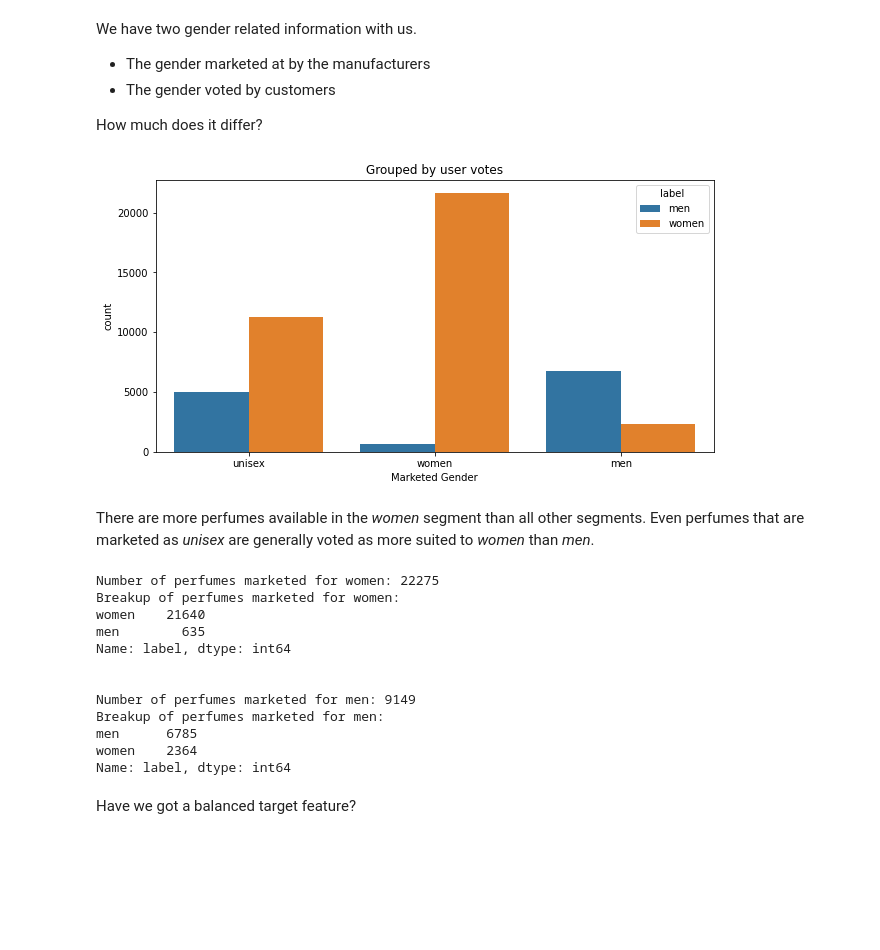
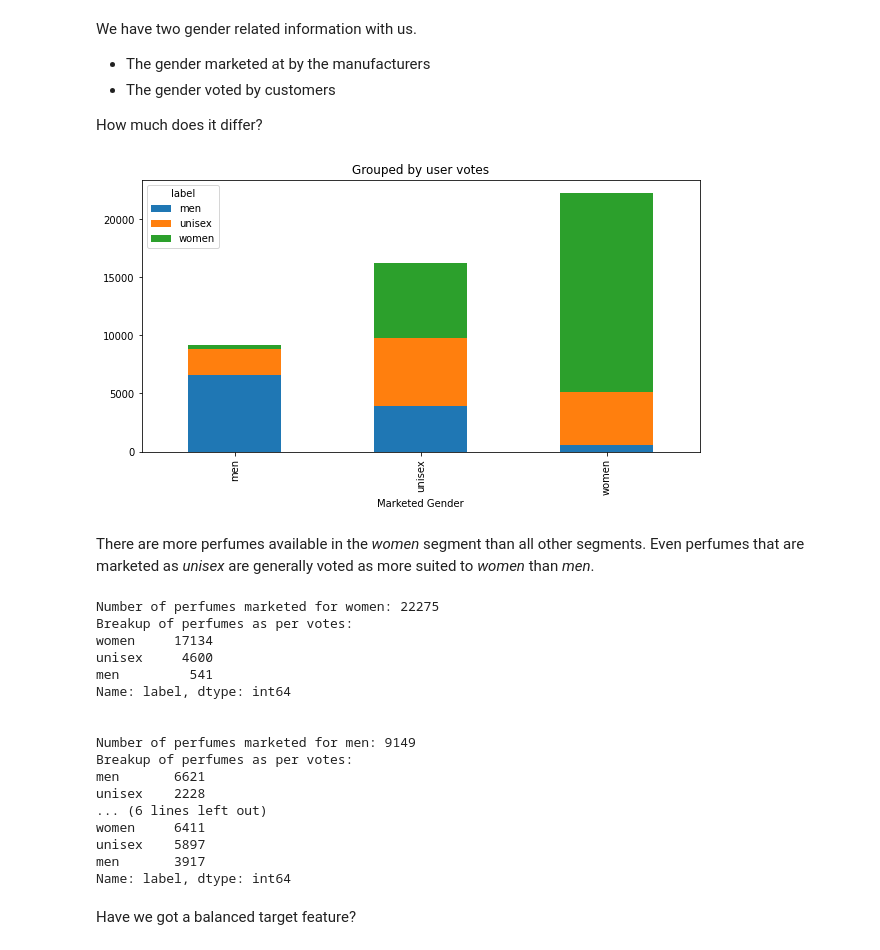
Before and after one commit to rporuthur/Springboard, a Jupyter notebook: SecondCapstone/notebook/3_EDA.ipynb, the cells around one changed output. Saved outputs shown, nothing was run; the diff lists cells and outputs as text; code cells hidden in the pictures; blank space fills up the shorter version.

```diff
--- a/SecondCapstone/notebook/3_EDA.ipynb
+++ b/SecondCapstone/notebook/3_EDA.ipynb
@@ -138,38 +138,48 @@ We have two gender related information with us.
 
 How much does it differ?
 # %%
-plt.figure(figsize=(10,5))
-sns.countplot(x=df.gender, hue=df['label'])
+df_plot = df.groupby(['gender', 'label']).size().reset_index().pivot(columns='label', index='gender', values=0)
+df_plot.plot(kind='bar', stacked=True, figsize=(10,5))
 plt.title('Grouped by user votes')
 plt.xlabel('Marketed Gender')
-plt.show();
+plt.savefig('gender_label.png');
 # %% [output]
-[figure, old version]
+[figure, new version]
 # %% [markdown]
 There are more perfumes available in the *women* segment than all other segments. Even perfumes that are marketed as *unisex* are generally voted as more suited to *women* than *men*.
 # %%
 # Check out the percentage values
 print("Number of perfumes marketed for women:", len(df[df.gender == 'women']))
-print("Breakup of perfumes marketed for women:")
+print("Breakup of perfumes as per votes:")
 print(df[df.gender == 'women']['label'].value_counts())
 print("\n")
 
 print("Number of perfumes marketed for men:", len(df[df.gender == 'men']))
-print("Breakup of perfumes marketed for men:")
+print("Breakup of perfumes as per votes:")
 print(df[df.gender == 'men']['label'].value_counts())
 print("\n")
+
+print("Number of perfumes marketed for unisex:", len(df[df.gender == 'unisex']))
+print("Breakup of perfumes as per votes:")
+print(df[df.gender == 'unisex']['label'].value_counts())
+print("\n")
 # %% [output]
 Number of perfumes marketed for women: 22275
-Breakup of perfumes marketed for women:
-women    21640
-men        635
+Breakup of perfumes as per votes:
+women     17134
+unisex     4600
+men         541
 Name: label, dtype: int64
 
 
 Number of perfumes marketed for men: 9149
-Breakup of perfumes marketed for men:
-men      6785
-women    2364
+Breakup of perfumes as per votes:
+men       6621
+unisex    2228
+... (6 lines left out)
+women     6411
+unisex    5897
+men       3917
 Name: label, dtype: int64
 # %% [markdown]
 Have we got a balanced target feature?
```
Also changed, not shown: parts of 26 cells of this notebook, 2 other files.
